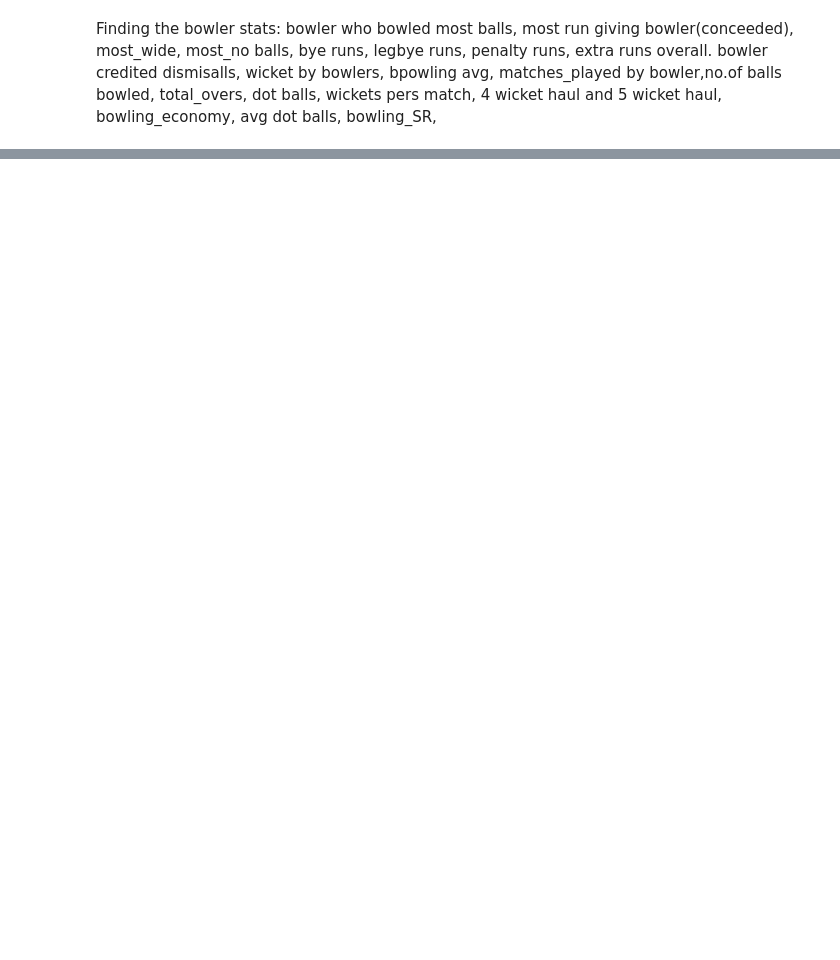
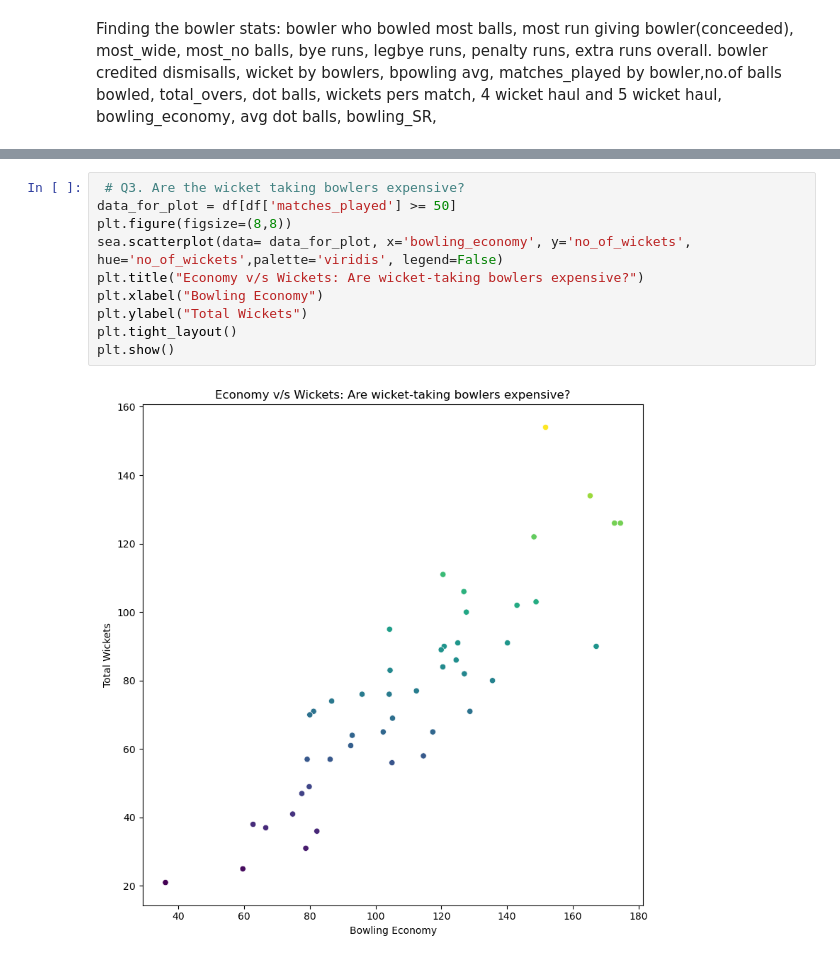
Before and after one commit to sxrthk17/data-analysis-projects, a Jupyter notebook: ipl-eda/IPL_EDA.ipynb, the cells around one changed output, grey strips where cells are left out. Drawn from its saved outputs; the diff is of its cells as text; blank space fills up the shorter version.

```diff
--- a/ipl-eda/IPL_EDA.ipynb
+++ b/ipl-eda/IPL_EDA.ipynb
@@ -237,0 +428,12 @@ wickets_by_bowler.rename(columns= {'dismissal_kind':'no_of_wickets'}, inplace=Tr
+# %%
+ # Q3. Are the wicket taking bowlers expensive?
+data_for_plot = df[df['matches_played'] >= 50]
+plt.figure(figsize=(8,8))
+sea.scatterplot(data= data_for_plot, x='bowling_economy', y='no_of_wickets', hue='no_of_wickets',palette='viridis', legend=False)
+plt.title("Economy v/s Wickets: Are wicket-taking bowlers expensive?")
+plt.xlabel("Bowling Economy")
+plt.ylabel("Total Wickets")
+plt.tight_layout()
+plt.show()
+# %% [output]
+[figure, added]
```
Also changed, not shown: parts of 17 cells of this notebook.
